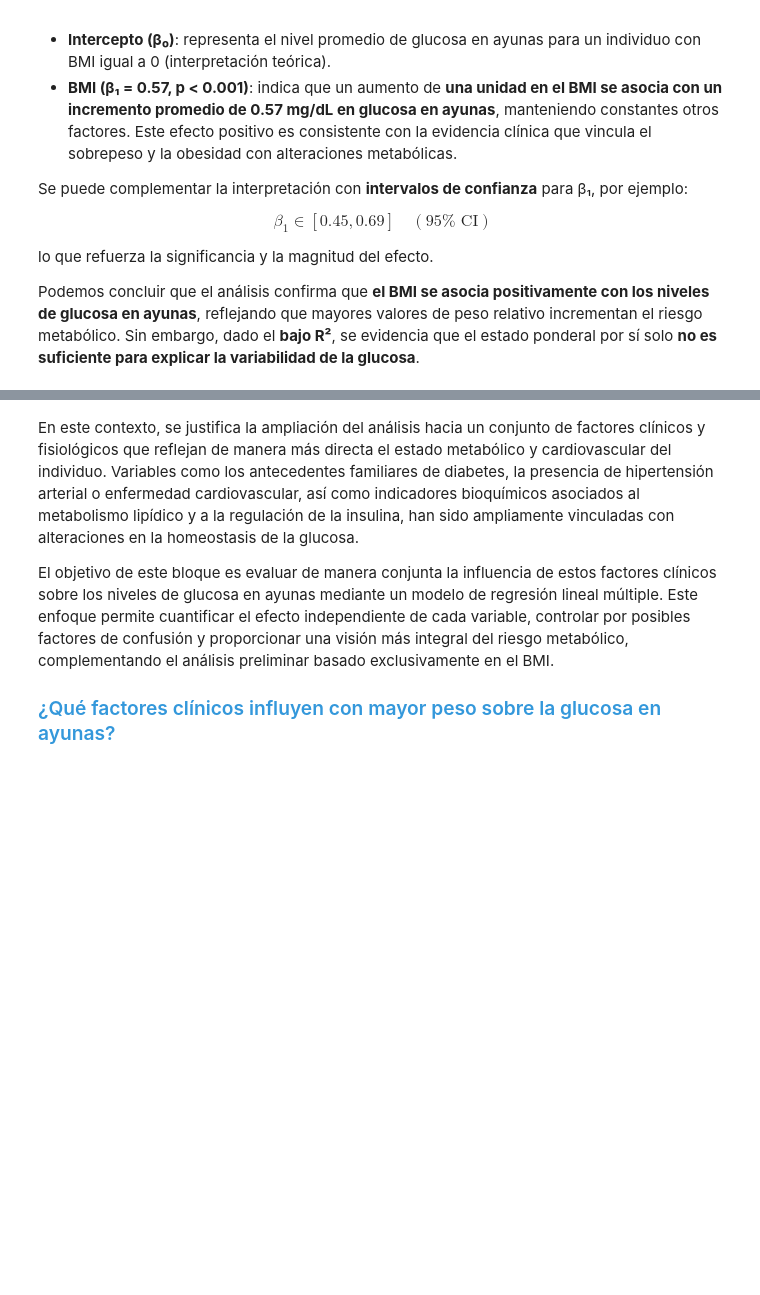
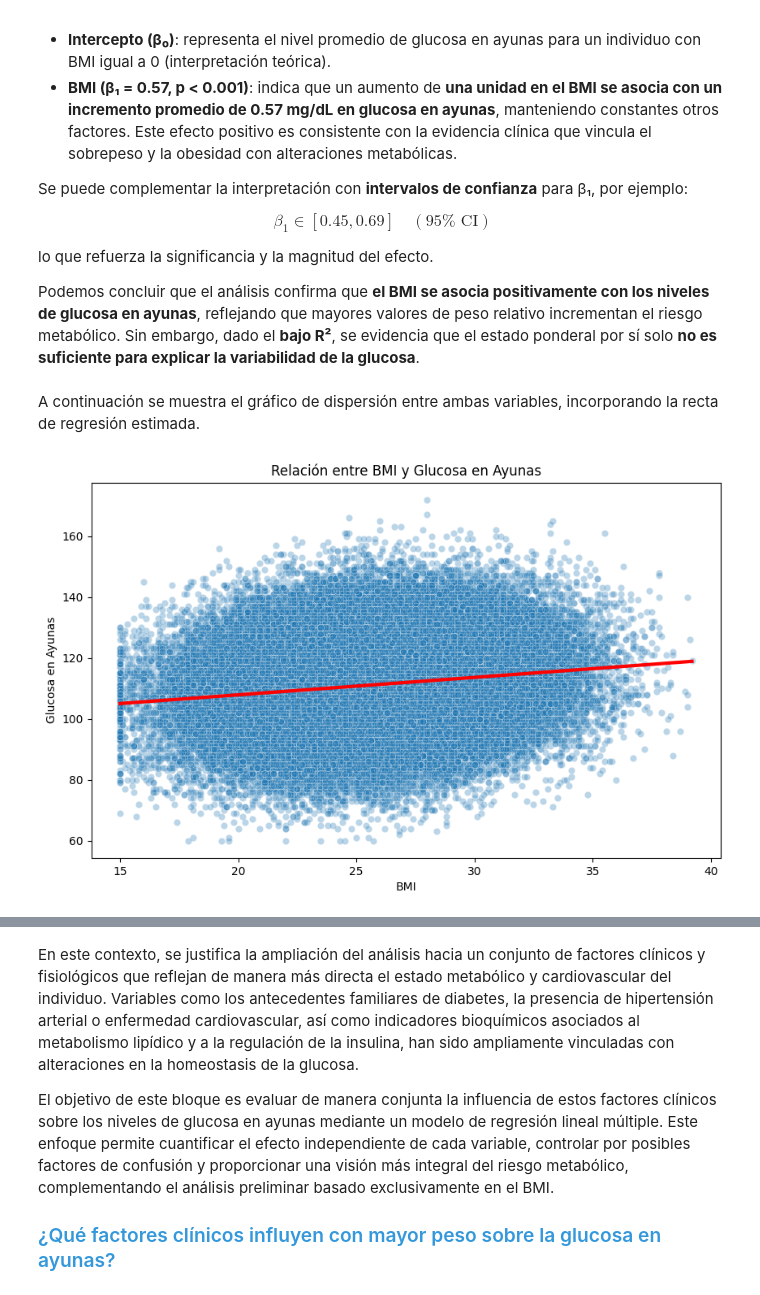
Before and after one commit to Bazan49/Statistical-Analysis-of-Diabetes-Indicators, a Jupyter notebook: Análisis_Regresion_Lineal.ipynb, the cells around one changed output, grey strips where cells are left out. Drawn from its saved outputs; the diff is of its cells as text; code cells hidden in the pictures; blank space fills up the shorter version.

```diff
--- a/Análisis_Regresion_Lineal.ipynb
+++ b/Análisis_Regresion_Lineal.ipynb
@@ -98,3 +85,19 @@ Los estadísticos de diagnóstico indican un comportamiento adecuado del modelo:
 - El **gráfico de residuos vs valores ajustados** evidencia homocedasticidad, indicando que la varianza de los errores es aproximadamente constante. -->
 
 Podemos concluir que el análisis confirma que **el BMI se asocia positivamente con los niveles de glucosa en ayunas**, reflejando que mayores valores de peso relativo incrementan el riesgo metabólico. Sin embargo, dado el **bajo R²**, se evidencia que el estado ponderal por sí solo **no es suficiente para explicar la variabilidad de la glucosa**.
+# %% [markdown]
+A continuación se muestra el gráfico de dispersión entre ambas variables, incorporando la recta de regresión estimada.
+# %%
+import matplotlib.pyplot as plt
+import seaborn as sns
+
+# Gráfico de dispersión con línea de regresión
+plt.figure(figsize=(10, 6))
+sns.scatterplot(x=df["bmi"], y=df["glucose_fasting"], alpha=0.3)
+sns.regplot(x=df["bmi"], y=df["glucose_fasting"], scatter=False, color='red', line_kws={'linewidth': 3})
+plt.xlabel("BMI")
+plt.ylabel("Glucosa en Ayunas")
+plt.title("Relación entre BMI y Glucosa en Ayunas")
+plt.show()
+# %% [output]
+[figure, added]
```
Also changed, not shown: parts of 19 cells of this notebook.
